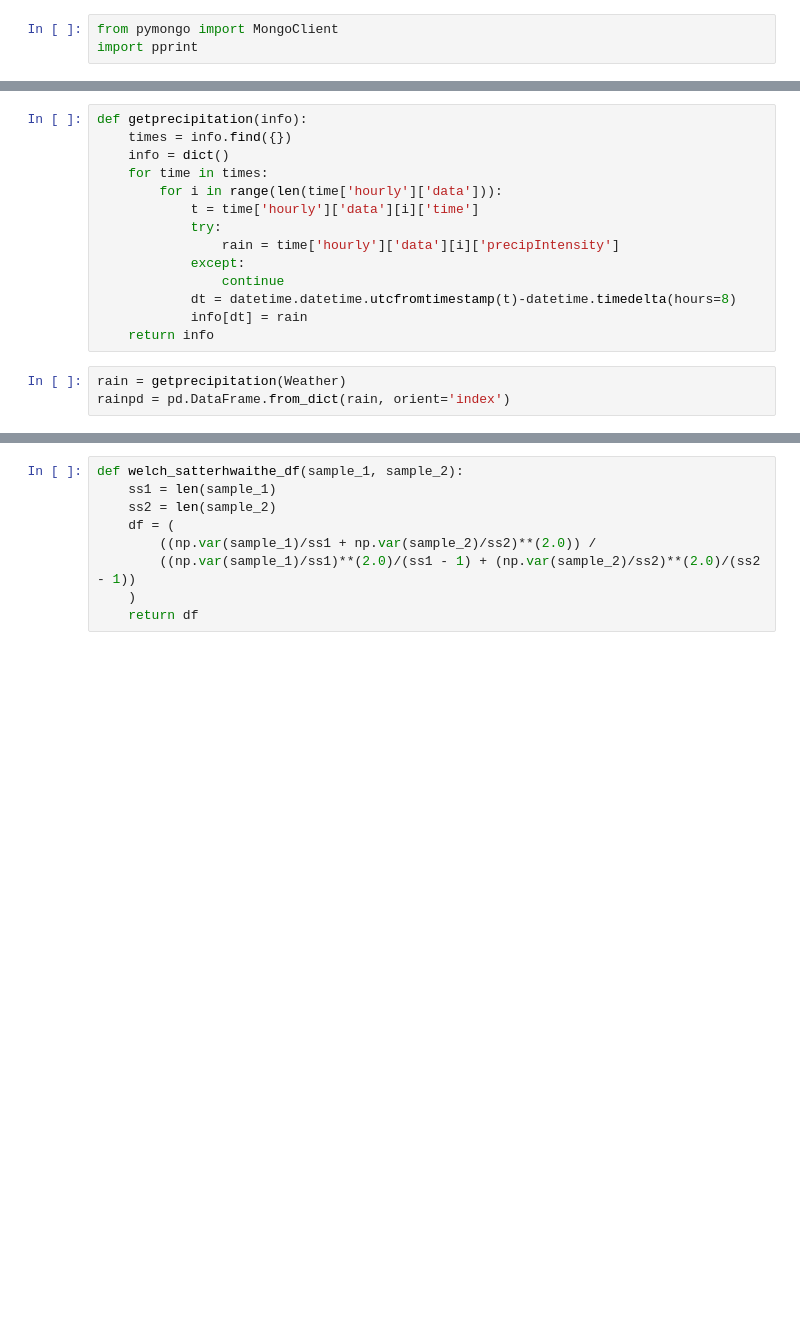
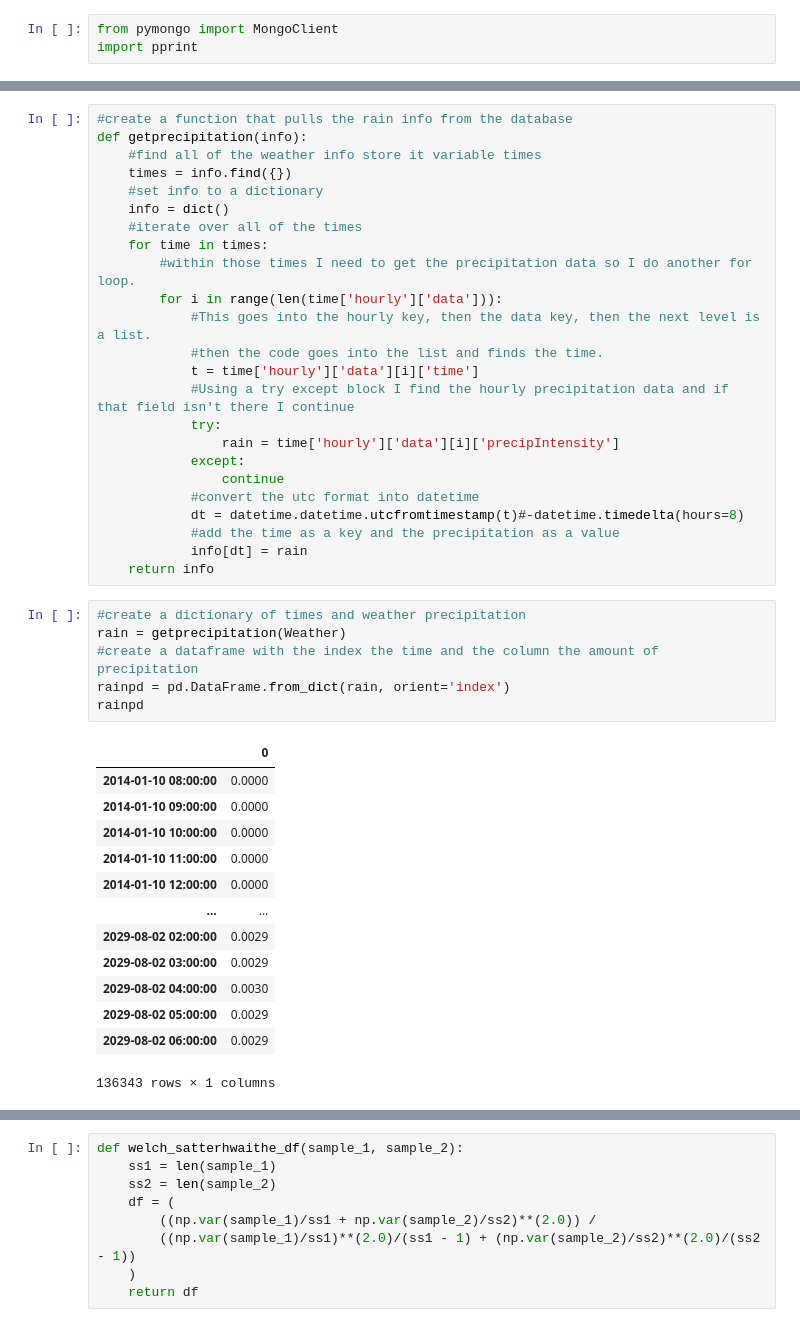
Before and after one commit to Tenacious-E/CarAccidentAnalysis, a Jupyter notebook: Capstone 1.ipynb, the cells around one changed output, grey strips where cells are left out. Cells and saved outputs as stored; diff of their text form; blank space fills up the shorter version.

```diff
--- a/Capstone 1.ipynb
+++ b/Capstone 1.ipynb
@@ -117,18 +185,45 @@ Weather.find_one()
 # %%
+#create a function that pulls the rain info from the database
 def getprecipitation(info):
+    #find all of the weather info store it variable times
     times = info.find({})
+    #set info to a dictionary
     info = dict()
+    #iterate over all of the times
     for time in times:
+        #within those times I need to get the precipitation data so I do another for loop.
         for i in range(len(time['hourly']['data'])):
+            #This goes into the hourly key, then the data key, then the next level is a list.
+            #then the code goes into the list and finds the time.
             t = time['hourly']['data'][i]['time']
+            #Using a try except block I find the hourly precipitation data and if that field isn't there I continue
             try:
                 rain = time['hourly']['data'][i]['precipIntensity']
             except:
                 continue
-            dt = datetime.datetime.utcfromtimestamp(t)-datetime.timedelta(hours=8)
+            #convert the utc format into datetime
+            dt = datetime.datetime.utcfromtimestamp(t)#-datetime.timedelta(hours=8)
+            #add the time as a key and the precipitation as a value
             info[dt] = rain
     return info
-# %%
-rain = getprecipitation(Weather)
-rainpd = pd.DataFrame.from_dict(rain, orient='index')
+# %%
+#create a dictionary of times and weather precipitation
+rain = getprecipitation(Weather)
+#create a dataframe with the index the time and the column the amount of precipitation
+rainpd = pd.DataFrame.from_dict(rain, orient='index')
+rainpd
+# %% [output]
+|  | 0 |
+| 2014-01-10 08:00:00 | 0.0000 |
+| 2014-01-10 09:00:00 | 0.0000 |
+| 2014-01-10 10:00:00 | 0.0000 |
+| 2014-01-10 11:00:00 | 0.0000 |
+| 2014-01-10 12:00:00 | 0.0000 |
+| ... | ... |
+| 2029-08-02 02:00:00 | 0.0029 |
+| 2029-08-02 03:00:00 | 0.0029 |
+| 2029-08-02 04:00:00 | 0.0030 |
+| 2029-08-02 05:00:00 | 0.0029 |
+| 2029-08-02 06:00:00 | 0.0029 |
+136343 rows × 1 columns
 # %%
```
Also changed, not shown: parts of 61 cells of this notebook.
